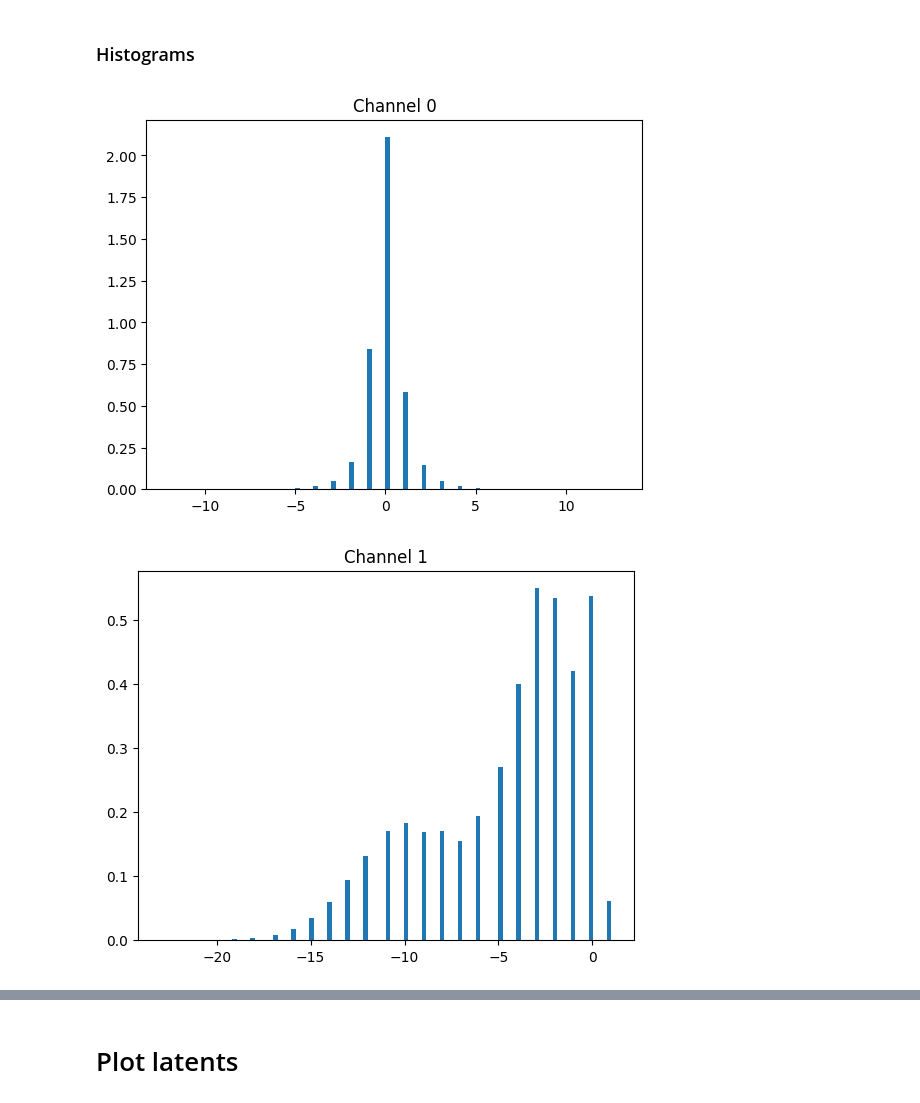
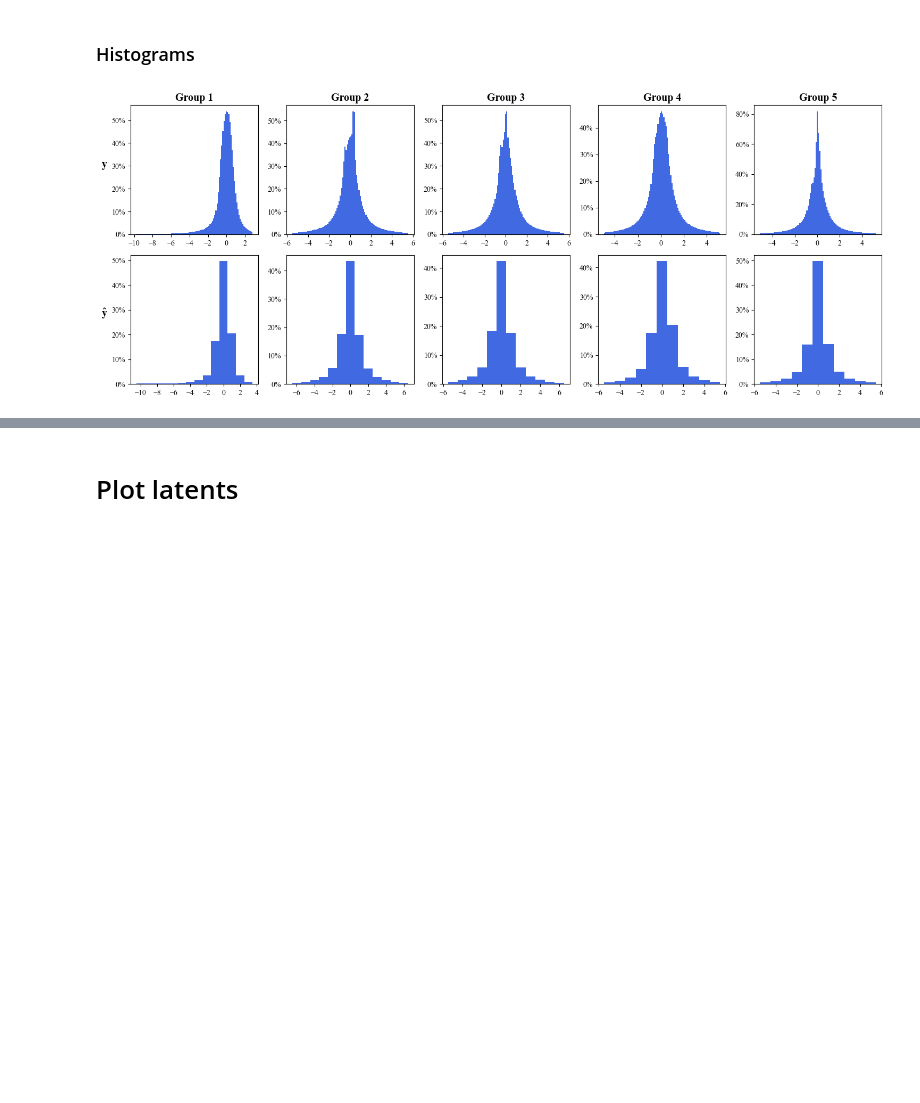
Before and after one commit to zb-umkc/elic_dct, a Jupyter notebook: elic_dct_rle.ipynb, the cells around one changed output, grey strips where cells are left out. Saved outputs shown, nothing was run; the diff lists cells and outputs as text; code cells hidden in the pictures; blank space fills up the shorter version.

```diff
--- a/elic_dct_rle.ipynb
+++ b/elic_dct_rle.ipynb
@@ -41,8 +43,15 @@ def plot_latent_distributions(
 
     return data.squeeze()
 # %%
-y = plot_latent_distributions(filename="latent_tensors_lambda1.h5", dataset_name="y")
-y_hat = plot_latent_distributions(filename="latent_tensors_lambda1.h5", dataset_name="y_hat")
+y = plot_latent_distributions(
+    filepath="/Users/zachbutton/Documents/dev/",
+    filename="latent_tensors_lambda1.h5",
+    dataset_name="y"
+)
+y_hat = plot_latent_distributions(
+    filepath="/Users/zachbutton/Documents/dev/",
+    filename="latent_tensors_lambda1.h5",
+    dataset_name="y_hat")
 # z_hat = plot_latent_distributions(filename="latent_tensors_lambda1.h5", dataset_name="z_hat")
 # %% [output]
 y: <class 'numpy.ndarray'> | (1000, 1, 320, 16, 16)
@@ -63,0 +75,5 @@ Entropy: 2.4607
+# %%
+plt.rcParams['font.family'] = 'serif'
+plt.rcParams['font.serif'] = ['Times New Roman'] + plt.rcParams['font.serif']
+
+plt.rcParams['mathtext.fontset'] = 'stix'
@@ -166,10 +213,38 @@ plot_channel_signal(runs, plot_means=False, title="Channel-Wise Mean Run Length
 # %% [markdown]
 ### Histograms
 # %%
-for i in range(5):
-    plt.hist(y_hat[:, i, :, :].flatten(), bins=100, density=True)
-    plt.title(f"Channel {i}")
+def plot_latent_histograms(color="dimgrey"):
+    splits = [0, 16, 32, 64, 128, 320]
+    fix, axs = plt.subplots(2, 5, figsize=(15, 6))
+
+    for i in range(5):
+        ax_y = axs[0, i]
+        y_slice = y[:, splits[i]:splits[i+1], :, :].flatten()
+        y_slice = y_slice[np.percentile(y_slice, 1) <= y_slice]
+        y_slice = y_slice[y_slice <= np.percentile(y_slice, 99)]
+        ax_y.hist(y_slice, bins=100, color=color, density=True)
+        ax_y.yaxis.set_major_formatter(PercentFormatter(xmax=1, decimals=0))
+        ax_y.xaxis.set_major_locator(MaxNLocator(integer=True))
+        # ax_y.set_ylim(top=1)
+        ax_y.set_title(f"Group {i+1}", size="x-large", weight="bold")
+
+        ax_yhat = axs[1, i]
+        y_hat_slice = y_hat[:, splits[i]:splits[i+1], :, :].flatten().astype(int)
+        y_hat_slice = y_hat_slice[np.percentile(y_hat_slice, 1) <= y_hat_slice]
+        y_hat_slice = y_hat_slice[y_hat_slice <= np.percentile(y_hat_slice, 99)]
+        n_unique = len(np.unique(y_hat_slice))
+        ax_yhat.hist(y_hat_slice, bins=np.arange(y_hat_slice.min() - 0.5, y_hat_slice.max() + 1.5, 1), align="mid",
+                color=color, density=True)
+        ax_yhat.yaxis.set_major_formatter(PercentFormatter(xmax=1, decimals=0))
+        ax_yhat.xaxis.set_major_locator(MaxNLocator(integer=True))
+        # ax_yhat.set_ylim(top=1)
+
+    axs[0, 0].set_ylabel("y", size="x-large", weight="bold", rotation="horizontal", labelpad=10)
+    axs[1, 0].set_ylabel(r"$\mathbf{\hat{y}}$", size="x-large", weight="bold", rotation="horizontal", labelpad=10)
+    plt.tight_layout()
     plt.show()
+
+
+plot_latent_histograms(color="royalblue")
 # %% [output]
-[figure, old version]
+[figure, new version]
-[figure, removed]
```
Also changed, not shown: parts of 22 cells of this notebook.
